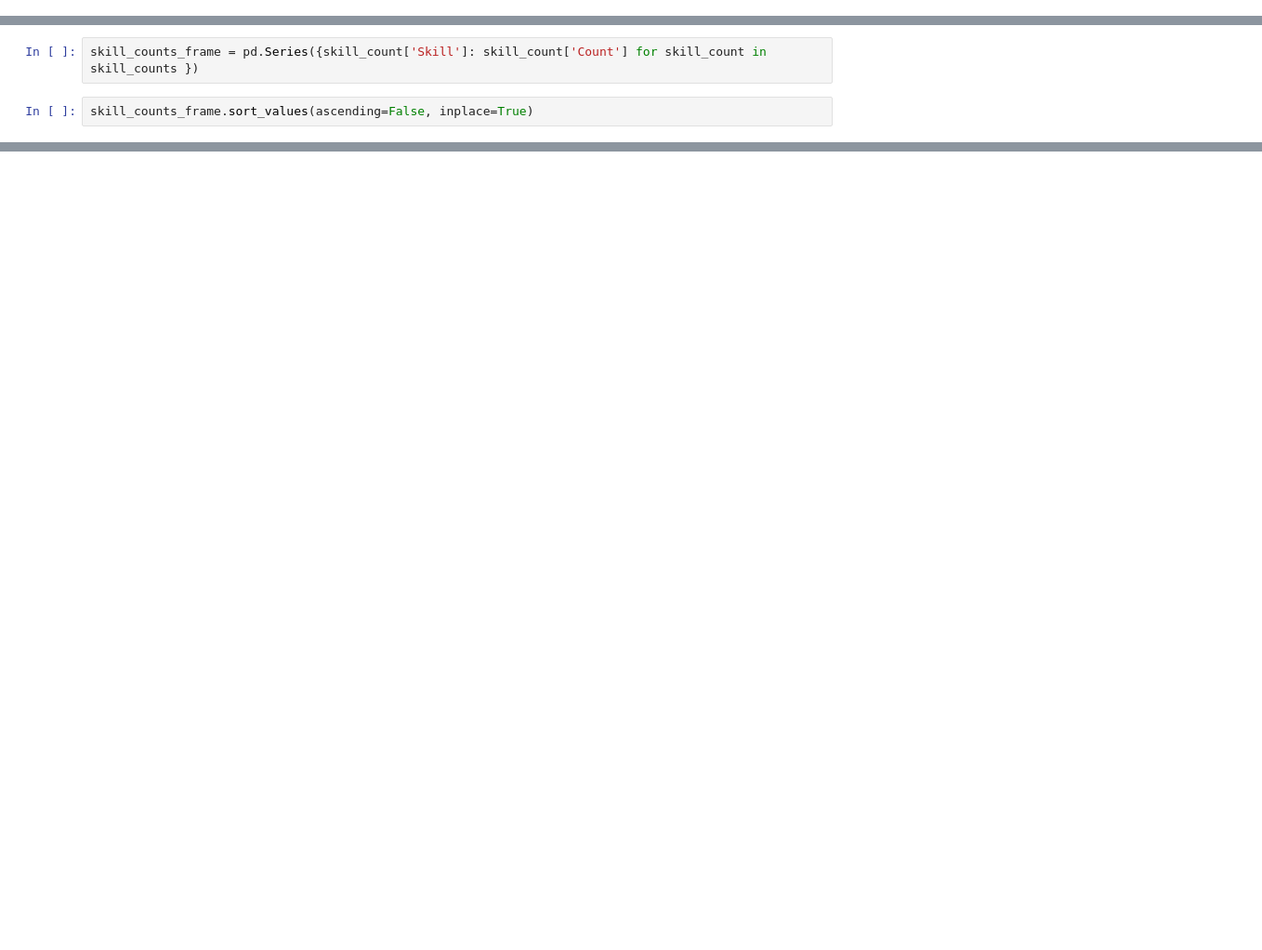
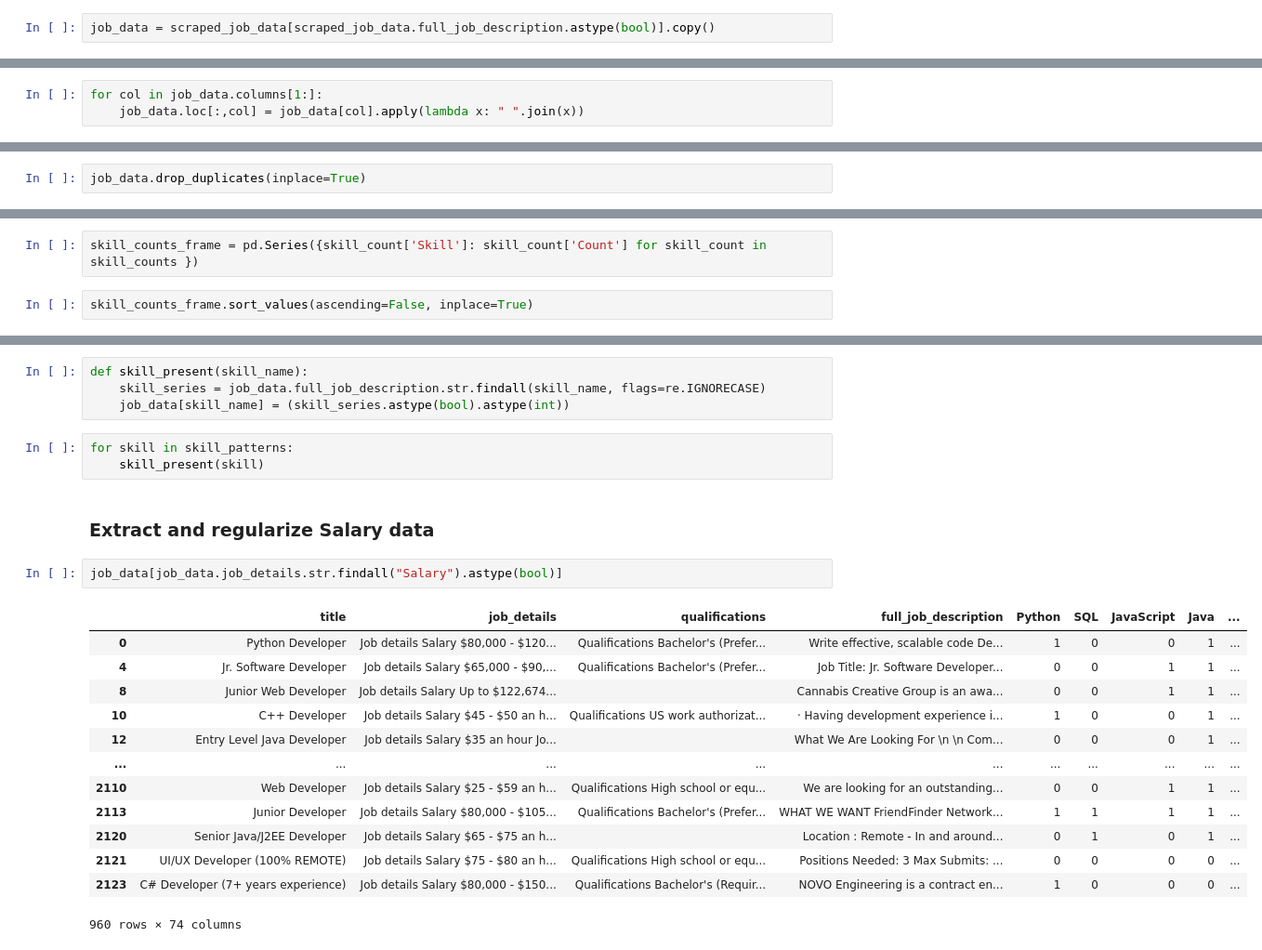
Before and after one commit to aaronjstern/tech-job-analysis, a Jupyter notebook: general_tech_with_salary.ipynb, the cells around one changed output, grey strips where cells are left out. Shown: that part at 93% size. Saved outputs shown, nothing was run; the diff lists cells and outputs as text; blank space fills up the shorter version.

```diff
--- a/general_tech_with_salary.ipynb
+++ b/general_tech_with_salary.ipynb
@@ -127,0 +72,2 @@ dtype: int64
+# %%
+job_data = scraped_job_data[scraped_job_data.full_job_description.astype(bool)].copy()
@@ -127,0 +81,3 @@ dtype: int64
+# %%
+for col in job_data.columns[1:]:
+    job_data.loc[:,col] = job_data[col].apply(lambda x: " ".join(x))
@@ -127,0 +136,2 @@ dtype: int64
+# %%
+job_data.drop_duplicates(inplace=True)
@@ -548,0 +358,25 @@ skill_counts_frame[1:].plot(kind='bar', figsize=(25, 20));
+# %%
+def skill_present(skill_name):
+    skill_series = job_data.full_job_description.str.findall(skill_name, flags=re.IGNORECASE)
+    job_data[skill_name] = (skill_series.astype(bool).astype(int))
+# %%
+for skill in skill_patterns:
+    skill_present(skill)
+# %% [markdown]
+### Extract and regularize Salary data
+# %%
+job_data[job_data.job_details.str.findall("Salary").astype(bool)]
+# %% [output]
+|  | title | job_details | qualifications | full_job_description | Python | SQL | JavaScript | Java | ... |
+| 0 | Python Developer | Job details Salary $80,000 - $120... | Qualifications Bachelor's (Prefer... | Write effective, scalable code De... | 1 | 0 | 0 | 1 | ... |
+| 4 | Jr. Software Developer | Job details Salary $65,000 - $90,... | Qualifications Bachelor's (Prefer... | Job Title: Jr. Software Developer... | 0 | 0 | 1 | 1 | ... |
+| 8 | Junior Web Developer | Job details Salary Up to $122,674... |  | Cannabis Creative Group is an awa... | 0 | 0 | 1 | 1 | ... |
+| 10 | C++ Developer | Job details Salary $45 - $50 an h... | Qualifications US work authorizat... | · Having development experience i... | 1 | 0 | 0 | 1 | ... |
+| 12 | Entry Level Java Developer | Job details Salary $35 an hour Jo... |  | What We Are Looking For \n \n Com... | 0 | 0 | 0 | 1 | ... |
+| ... | ... | ... | ... | ... | ... | ... | ... | ... | ... |
+| 2110 | Web Developer | Job details Salary $25 - $59 an h... | Qualifications High school or equ... | We are looking for an outstanding... | 0 | 0 | 1 | 1 | ... |
+| 2113 | Junior Developer | Job details Salary $80,000 - $105... | Qualifications Bachelor's (Prefer... | WHAT WE WANT FriendFinder Network... | 1 | 1 | 1 | 1 | ... |
+| 2120 | Senior Java/J2EE Developer | Job details Salary $65 - $75 an h... |  | Location : Remote - In and around... | 0 | 1 | 0 | 1 | ... |
+| 2121 | UI/UX Developer (100% REMOTE) | Job details Salary $75 - $80 an h... | Qualifications High school or equ... | Positions Needed: 3 Max Submits: ... | 0 | 0 | 0 | 0 | ... |
+| 2123 | C# Developer (7+ years experience) | Job details Salary $80,000 - $150... | Qualifications Bachelor's (Requir... | NOVO Engineering is a contract en... | 1 | 0 | 0 | 0 | ... |
+960 rows × 74 columns
```
Also changed, not shown: parts of 106 cells of this notebook, 1 other file.
